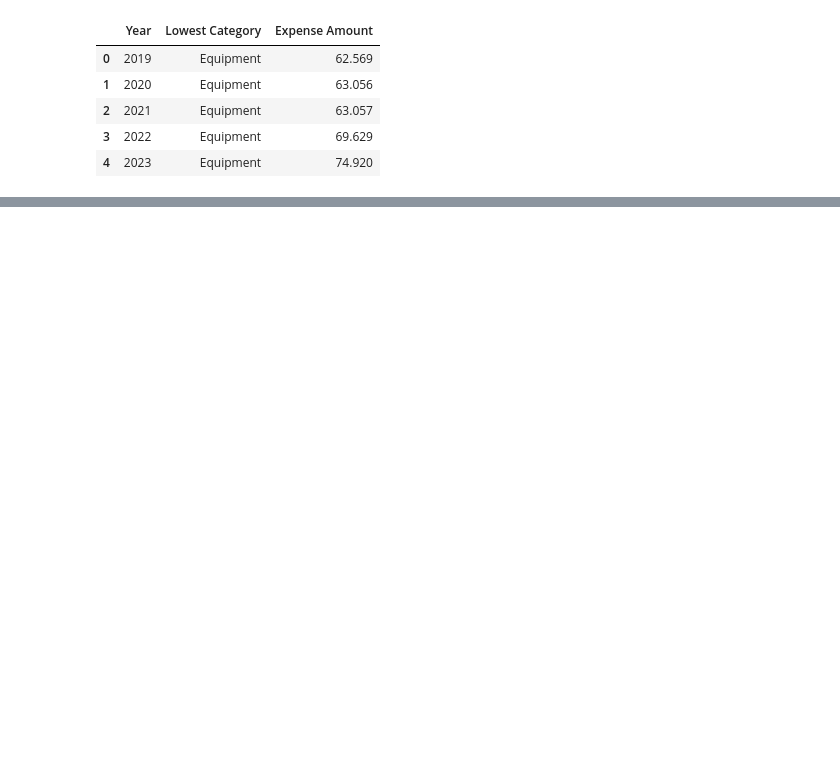
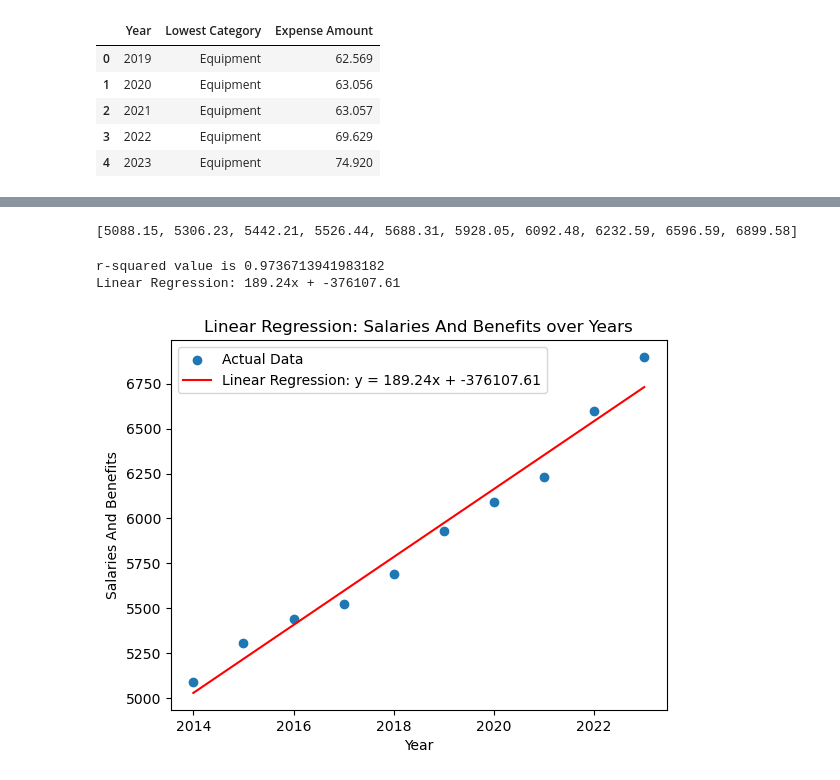
Before and after one commit to aayushgambhir2023/DA-Project-1, a Jupyter notebook: Cat-SubCat Analysis.ipynb, the cells around one changed output, grey strips where cells are left out. Cells and saved outputs as stored; diff of their text form; code cells hidden in the pictures; blank space fills up the shorter version.

Commit message:
commit#5
Analysis, salary and benefits for 10 years

```diff
--- a/Cat-SubCat Analysis.ipynb
+++ b/Cat-SubCat Analysis.ipynb
@@ -678,0 +756,4 @@ plt.show()
+# %%
+budget2014_df_exp = budget2014_df[budget2014_df['Expense/Revenue']=='Expenses']
+budget2014_df_rev = budget2014_df[budget2014_df['Expense/Revenue']=='Revenues']
+budget2014_df_exp.sample(2)
@@ -678,0 +764,4 @@ plt.show()
+# %%
+budget2015_df_exp = budget2015_df[budget2015_df['Expense/Revenue']=='Expenses']
+budget2015_df_rev = budget2015_df[budget2015_df['Expense/Revenue']=='Revenues']
+budget2015_df_exp.sample(2)
@@ -678,0 +786,45 @@ plt.show()
+# %%
+# Assuming you want to filter rows where the "Category Name" is "Salaries And Benefits"
+ak_2016 = round(budget2016_df_exp[budget2016_df_exp["Category Name"] == "Salaries And Benefits"]["Budgeted amount 2016"].sum()/1000000,2)
+ak_2017 = round(budget2017_df_exp[budget2017_df_exp["Category Name"] == "Salaries And Benefits"]["Budgeted amount 2017"].sum()/1000000,2)
+ak_2018= round(budget2018_df_exp[budget2018_df_exp["Category Name"] == "Salaries And Benefits"]["Budgeted amount 2018"].sum()/1000000,2)
+ak_2019= round(budget2019_df_exp[budget2019_df_exp["Category Name"] == "Salaries And Benefits"]["Budgeted amount 2019"].sum()/1000000,2)
+ak_2020= round(budget2020_df_exp[budget2020_df_exp["Category Name"] == "Salaries And Benefits"]["Budgeted amount 2020"].sum()/1000000,2)
+ak_2021 = round(budget2021_df_exp[(budget2021_df_exp["Category Name"] == "Salaries") | (budget2021_df_exp["Category Name"] == "Benefits")]["Budgeted amount 2021"].sum() / 1000000, 2)
+ak_2022 = round(budget2022_df_exp[(budget2022_df_exp["Category Name"] == "Salaries") | (budget2022_df_exp["Category Name"] == "Benefits")]["Budgeted amount 2022"].sum() / 1000000, 2)
+ak_2023 = round(budget2023_df_exp[(budget2023_df_exp["Category Name"] == "Salaries") | (budget2023_df_exp["Category Name"] == "Benefits")]["Budgeted amount 2023"].sum() / 1000000, 2)
+ak_2014= round(budget2014_df_exp[budget2014_df_exp["Category Name"] == "Salaries And Benefits"]["Budgeted amount 2014"].sum()/1000000,2)
+ak_2015= round(budget2015_df_exp[budget2015_df_exp["Category Name"] == "Salaries And Benefits"]["Budgeted amount 2015"].sum()/1000000,2)
+# %%
+salaries_and_benefits = [ak_2014,ak_2015,ak_2016,ak_2017,ak_2018,ak_2019,ak_2020,ak_2021,ak_2022,ak_2023]
+print(salaries_and_benefits)
+# %% [output]
+[5088.15, 5306.23, 5442.21, 5526.44, 5688.31, 5928.05, 6092.48, 6232.59, 6596.59, 6899.58]
+# %%
+
+years = [2014,2015,2016,2017,2018,2019, 2020, 2021, 2022, 2023]
+salaries_and_benefits = [ak_2014,ak_2015,ak_2016,ak_2017,ak_2018,ak_2019,ak_2020,ak_2021,ak_2022,ak_2023]
+
+# Perform linear regression
+slope, intercept, r_value, p_value, std_err = linregress(years, salaries_and_benefits)
+
+# Create the regression line
+regress_values = [slope * year + intercept for year in years]
+
+# Plot the data and regression line
+plt.scatter(years, salaries_and_benefits, label='Actual Data', marker='o')
+plt.plot(years, regress_values, label=f'Linear Regression: y = {slope:.2f}x + {intercept:.2f}',color="red")
+
+# Add labels and legend
+plt.title('Linear Regression: Salaries And Benefits over Years')
+plt.xlabel('Year')
+plt.ylabel('Salaries And Benefits')
+plt.legend()
+print(f"r-squared value is {r_value**2}")
+print(f'Linear Regression: {slope:.2f}x + {intercept:.2f}')
+# Show the plot
+plt.show()
+# %% [output]
+r-squared value is 0.9736713941983182
+Linear Regression: 189.24x + -376107.61
+[figure, added]
```
Also changed, not shown: parts of 30 cells of this notebook, 5 other files.
